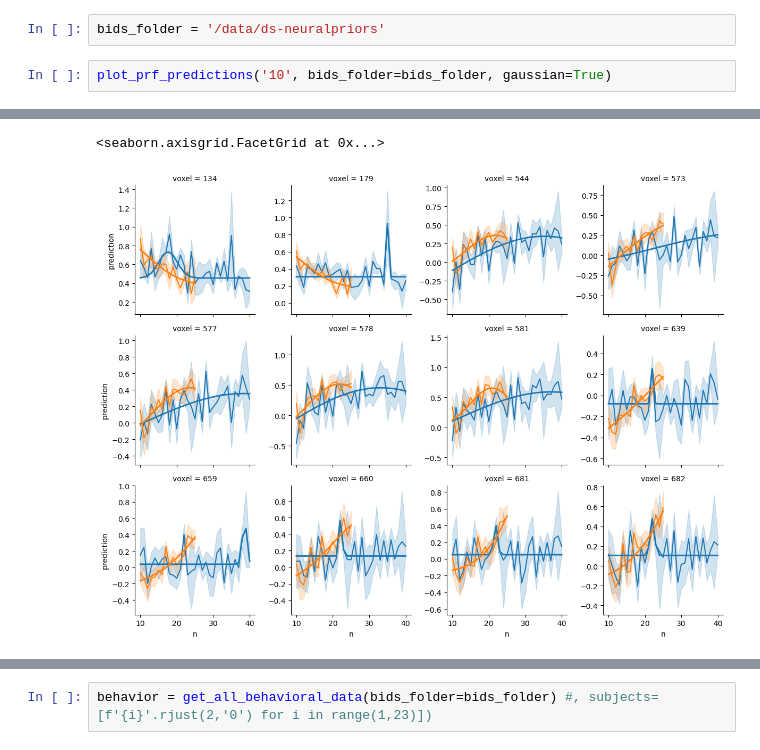
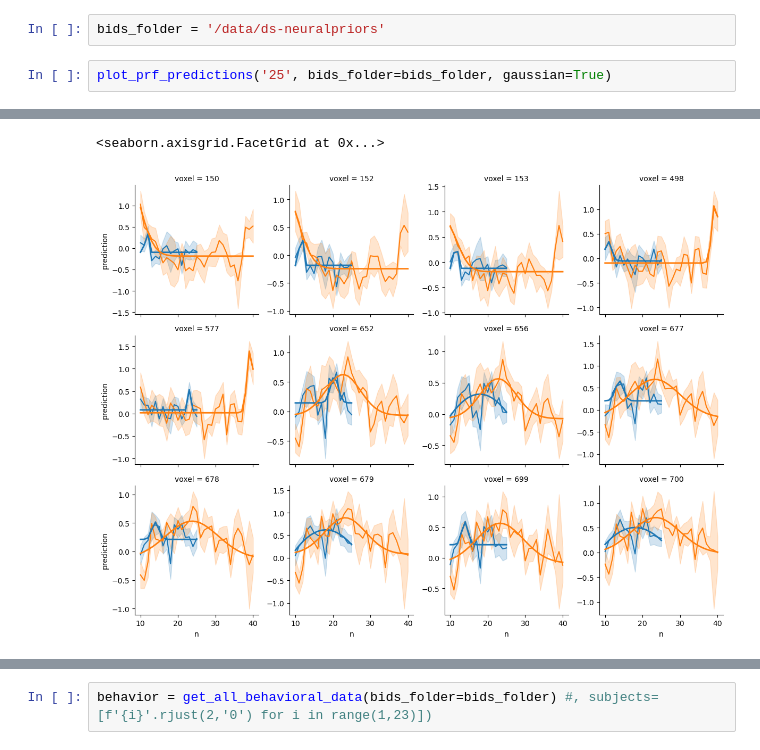
Before and after one commit to Gilles86/neural_priors, a Jupyter notebook: notebooks/bla.ipynb, the cells around one changed output, grey strips where cells are left out. Cells and saved outputs as stored; diff of their text form.

```diff
--- a/notebooks/bla.ipynb
+++ b/notebooks/bla.ipynb
@@ -19,5 +19,5 @@ pd.set_option('display.max_columns', 70)
 # %%
 bids_folder = '/data/ds-neuralpriors'
 # %%
-plot_prf_predictions('10', bids_folder=bids_folder, gaussian=True)
+plot_prf_predictions('25', bids_folder=bids_folder, gaussian=True)
 # %% [output]
@@ -26,3 +25,3 @@ WARNING:tensorflow:6 out of the last 6 calls to <function EncodingModel._predict
 <seaborn.axisgrid.FacetGrid at 0x...>
-[figure, old version]
+[figure, new version]
 # %%
```
Also changed, not shown: parts of 14 cells of this notebook, 14 other files.
